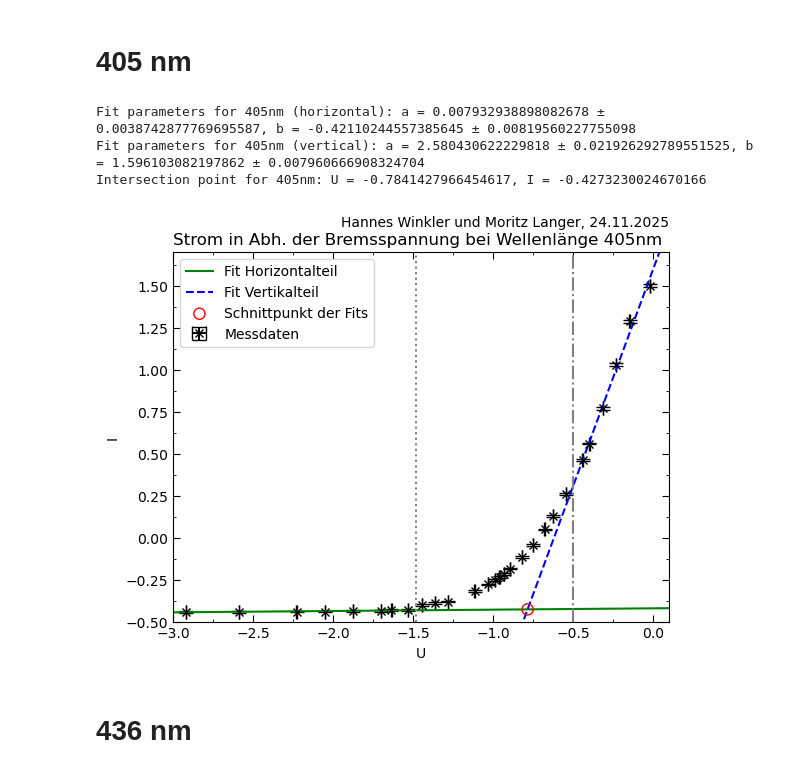
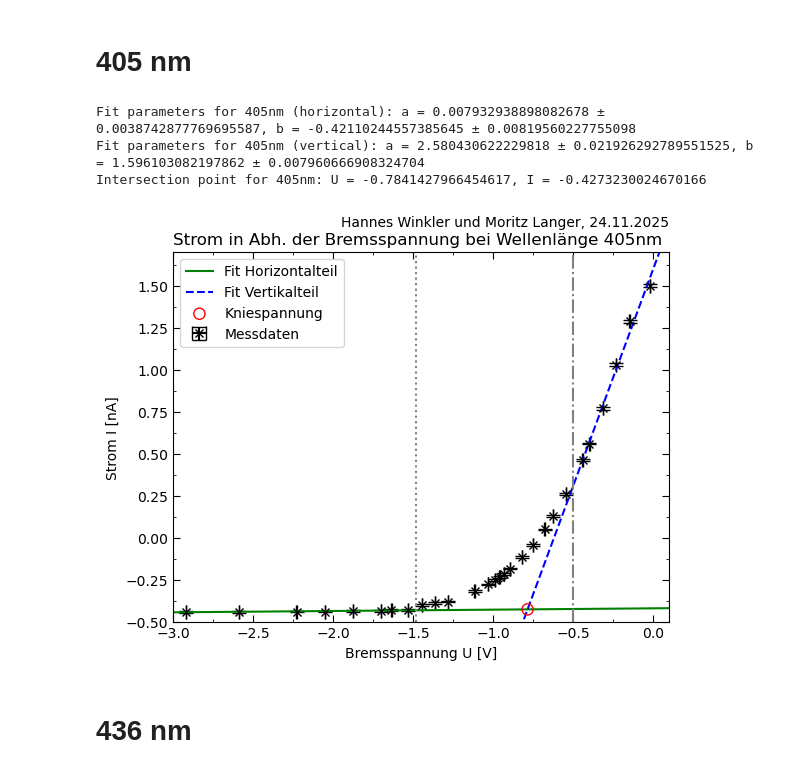
Before and after one commit to Bonsai-Tr33/C-Praktikum, a Jupyter notebook: 45/Evaluation/2.1.ipynb, the cells around one changed output. Cells and saved outputs as stored; diff of their text form; code cells hidden in the pictures.

```diff
--- a/45/Evaluation/2.1.ipynb
+++ b/45/Evaluation/2.1.ipynb
@@ -56,6 +56,8 @@ def intersect(m1, m2, a1, a2):
 
 e = 1.602176634 * 10**(-19)  # elementary charge in C
 c = 299792458  # speed of light in m/s
+# %%
+Knsp = 'Kniespannung'
 # %% [markdown]
 # 366 nm
 # %%
@@ -154,37 +159,37 @@ print(f'Intersection point for 405nm: U = {U405_intersect}, I = {I405_intersect}
 plt.errorbar([x[0] for x in U405], [x[0] for x in I405],xerr=[x[1] for x in U405], yerr=[x[1] for x in I405], capsize=5, label='Messdaten', color='black', marker='x', linestyle='None') # plot with error bars
 plt.plot(fit_range, lin(fit_range, params405H[0], params405H[1]), label='Fit Horizontalteil', color='green') # plot fit line
 plt.plot(fit_range, lin(fit_range, params405V[0], params405V[1]), label='Fit Vertikalteil', color='blue', linestyle='--') # plot fit line
 plt.axvline(x=-1.48, color='grey', linestyle=':')
 plt.axvline(x=-0.5, color='grey', linestyle='-.')  # vertical line at x = -0.5
-plt.scatter(U405_intersect, I405_intersect, edgecolors='Red', facecolors='none', label='Schnittpunkt der Fits', zorder=10, s=65)  # plot intersection point
+plt.scatter(U405_intersect, I405_intersect, edgecolors='Red', facecolors='none', label=Knsp, zorder=10, s=65)  # plot intersection point
 
-plt.xlabel('U')
-plt.ylabel('I')
+plt.xlabel('Bremsspannung U [V]')
+plt.ylabel('Strom I [nA]')
 plt.title('Strom in Abh. der Bremsspannung bei Wellenlänge 405nm', loc='left')
 plt.text(1, 1.1, 'Hannes Winkler und Moritz Langer, 24.11.2025', ha='right', va='top', transform=plt.gca().transAxes, fontsize=10)
 plt.legend()
 
 # locating and arranging ticks
 plt.gca().yaxis.set_minor_locator(AutoMinorLocator(2))
 plt.gca().xaxis.set_minor_locator(AutoMinorLocator(2))
 # plt.xticks(np.arange(800000, 3000100, 200000))
 # plt.yticks(np.arange(8, 30, 1))
 plt.tick_params(axis='both', which='minor', direction='in', right=True, top=True)
 plt.tick_params(axis='both', which='major', direction='in', right=True, top=True, length=5)
 
 # limiting and setting plot layout
 plt.ylim(-0.5, 1.7)
 plt.xlim(-3, 0.1)
 # plt.tight_layout()
 
 # plot location
 plt.savefig(img_path / 'Planck405.png')
 plt.show() # shows plot every run of the code, used for debugging
 # %% [output]
 Fit parameters for 405nm (horizontal): a = 0.007932938898082678 ± 0.0038742877769695587, b = -0.42110244557385645 ± 0.00819560227755098
 Fit parameters for 405nm (vertical): a = 2.580430622229818 ± 0.021926292789551525, b = 1.596103082197862 ± 0.007960666908324704
 Intersection point for 405nm: U = -0.7841427966454617, I = -0.4273230024670166
-[figure, old version]
+[figure, new version]
 # %% [markdown]
 # 436 nm
 # %%
```
Also changed, not shown: parts of 4 cells of this notebook, 5 other files.
